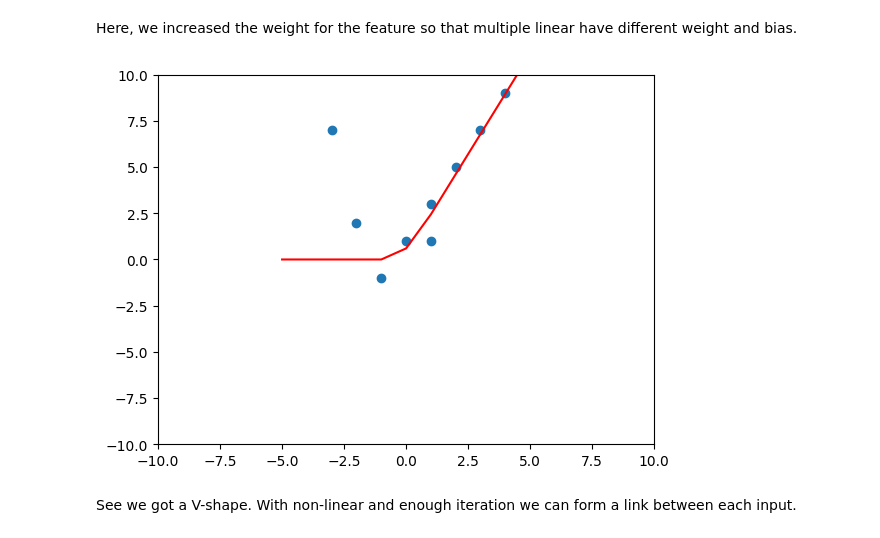
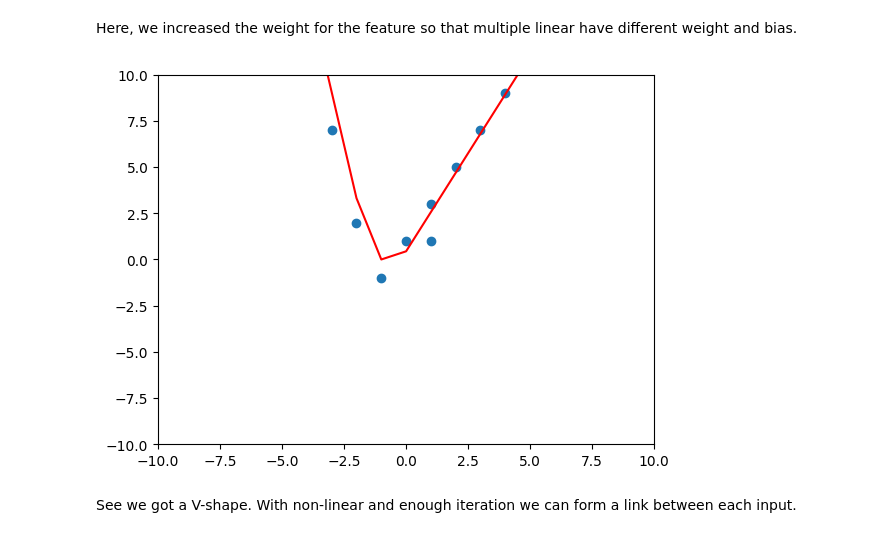
Before and after one commit to jebin2/blog, a Jupyter notebook: ml/learn_from_dot.ipynb, the cells around one changed output. Saved outputs shown, nothing was run; the diff lists cells and outputs as text; code cells hidden in the pictures.

```diff
--- a/ml/learn_from_dot.ipynb
+++ b/ml/learn_from_dot.ipynb
@@ -410,17 +410,17 @@ Here, we increased the weight for the feature so that multiple linear have diffe
 # %%
 x_input = torch.tensor([-5, -4, -3, -2, -1, 0, 1, 1, 2, 3, 4, 5], dtype=torch.float).unsqueeze(1)
 y_input = torch.tensor([23, 14, 7, 2, -1, 1, 3, 1, 5, 7, 9, 11], dtype=torch.float).unsqueeze(1)
 
 feature_size = x_input.shape[1] + 2
 
 weight = torch.rand(feature_size, requires_grad=True)
 bias = torch.rand(feature_size, requires_grad=True)
 
 learning_rate = 0.01
 
-weight, bias = train(iter=400, weight=weight, bias=bias, learning_rate=learning_rate)
+weight, bias = train(iter=800, weight=weight, bias=bias, learning_rate=learning_rate)
 # %% [output]
-[figure, old version]
+[figure, new version]
 # %% [markdown]
 See we got a V-shape. With non-linear and enough iteration we can form a link between each input.
 # %% [markdown]
```
Also changed, not shown: parts of 11 cells of this notebook, 1 other file.
